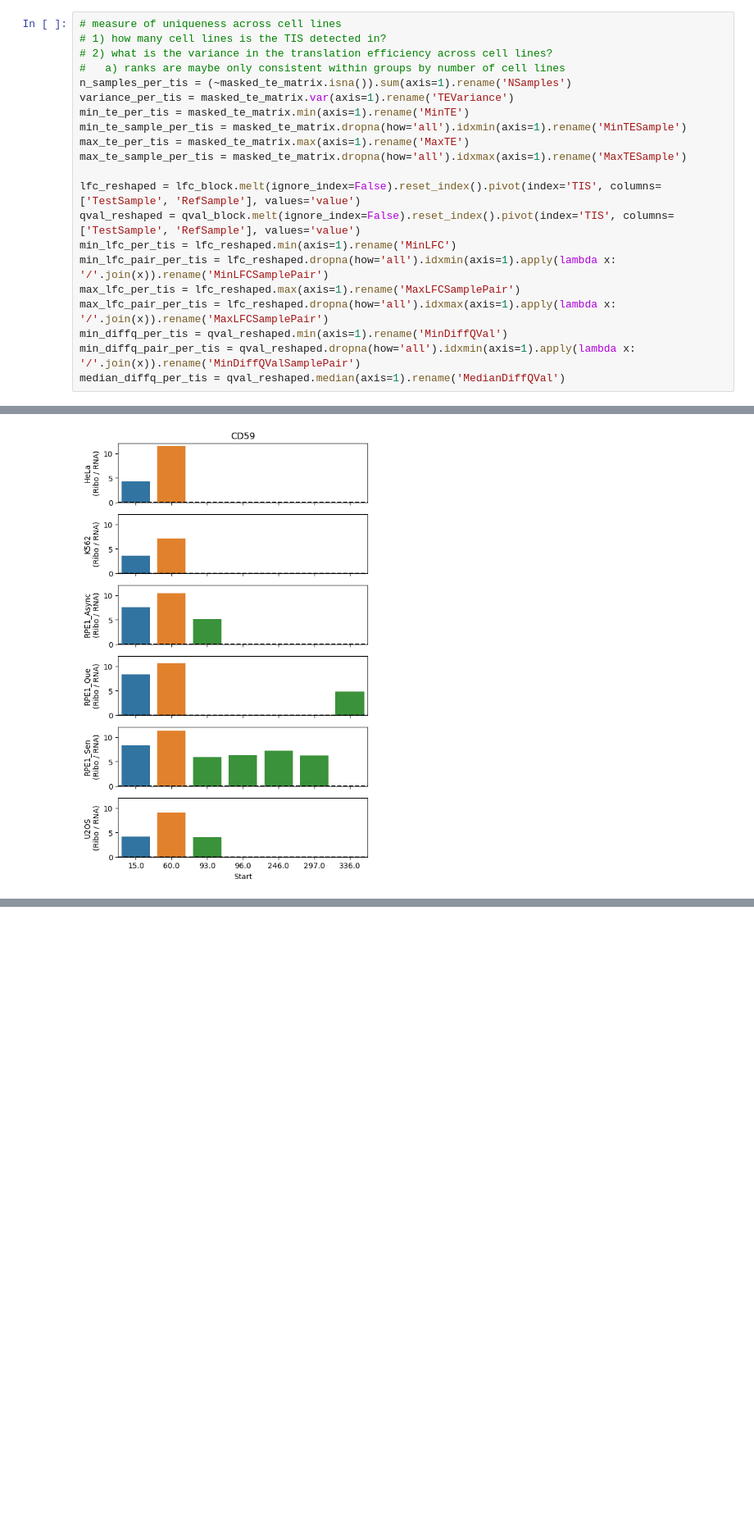
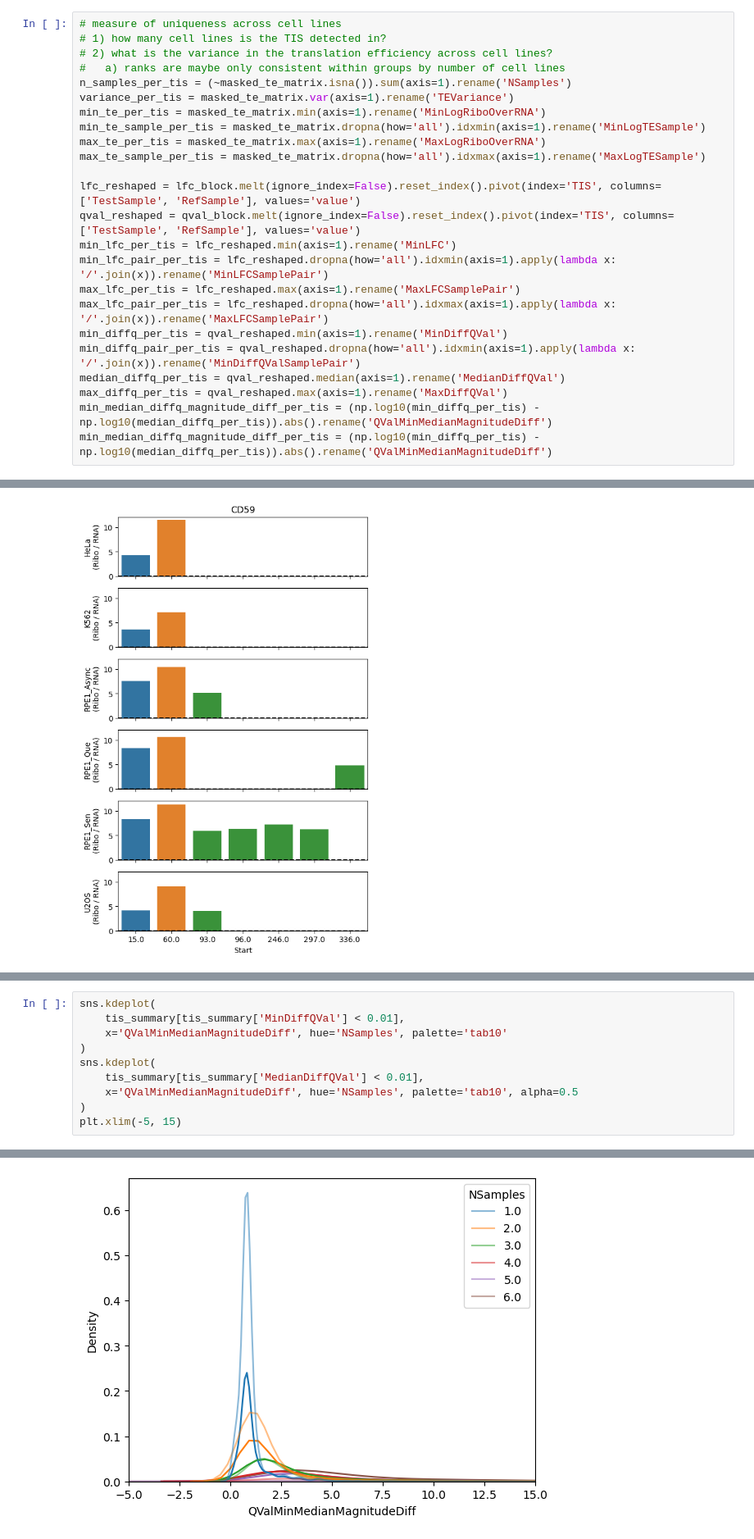
Before and after one commit to cheeseman-lab/coTISja, a Jupyter notebook: src/notebooks/sample_comparison.ipynb, the cells around one changed output, grey strips where cells are left out. Shown at 82% size. Cells and saved outputs as stored; diff of their text form; blank space fills up the shorter version.

```diff
--- a/src/notebooks/sample_comparison.ipynb
+++ b/src/notebooks/sample_comparison.ipynb
@@ -319,10 +245,10 @@ masked_te_matrix.merge(tis_metadata, left_index=True, right_on='TIS')
 #   a) ranks are maybe only consistent within groups by number of cell lines
 n_samples_per_tis = (~masked_te_matrix.isna()).sum(axis=1).rename('NSamples')
 variance_per_tis = masked_te_matrix.var(axis=1).rename('TEVariance')
-min_te_per_tis = masked_te_matrix.min(axis=1).rename('MinTE')
-min_te_sample_per_tis = masked_te_matrix.dropna(how='all').idxmin(axis=1).rename('MinTESample')
-max_te_per_tis = masked_te_matrix.max(axis=1).rename('MaxTE')
-max_te_sample_per_tis = masked_te_matrix.dropna(how='all').idxmax(axis=1).rename('MaxTESample')
+min_te_per_tis = masked_te_matrix.min(axis=1).rename('MinLogRiboOverRNA')
+min_te_sample_per_tis = masked_te_matrix.dropna(how='all').idxmin(axis=1).rename('MinLogTESample')
+max_te_per_tis = masked_te_matrix.max(axis=1).rename('MaxLogRiboOverRNA')
+max_te_sample_per_tis = masked_te_matrix.dropna(how='all').idxmax(axis=1).rename('MaxLogTESample')
 
 lfc_reshaped = lfc_block.melt(ignore_index=False).reset_index().pivot(index='TIS', columns=['TestSample', 'RefSample'], values='value')
 qval_reshaped = qval_block.melt(ignore_index=False).reset_index().pivot(index='TIS', columns=['TestSample', 'RefSample'], values='value')
@@ -333,3 +259,6 @@ max_lfc_pair_per_tis = lfc_reshaped.dropna(how='all').idxmax(axis=1).apply(lambd
 min_diffq_per_tis = qval_reshaped.min(axis=1).rename('MinDiffQVal')
 min_diffq_pair_per_tis = qval_reshaped.dropna(how='all').idxmin(axis=1).apply(lambda x: '/'.join(x)).rename('MinDiffQValSamplePair')
 median_diffq_per_tis = qval_reshaped.median(axis=1).rename('MedianDiffQVal')
+max_diffq_per_tis = qval_reshaped.max(axis=1).rename('MaxDiffQVal')
+min_median_diffq_magnitude_diff_per_tis = (np.log10(min_diffq_per_tis) - np.log10(median_diffq_per_tis)).abs().rename('QValMinMedianMagnitudeDiff')
+min_median_diffq_magnitude_diff_per_tis = (np.log10(min_diffq_per_tis) - np.log10(median_diffq_per_tis)).abs().rename('QValMinMedianMagnitudeDiff')
@@ -428,0 +526,11 @@ Text(0.5, 1.0, 'CD59')
+# %%
+sns.kdeplot(
+    tis_summary[tis_summary['MinDiffQVal'] < 0.01],
+    x='QValMinMedianMagnitudeDiff', hue='NSamples', palette='tab10'
+)
+sns.kdeplot(
+    tis_summary[tis_summary['MedianDiffQVal'] < 0.01],
+    x='QValMinMedianMagnitudeDiff', hue='NSamples', palette='tab10', alpha=0.5
+)
+plt.xlim(-5, 15)
+# %% [output]
@@ -428,0 +538 @@ Text(0.5, 1.0, 'CD59')
+[figure, added]
```
Also changed, not shown: parts of 44 cells of this notebook.
